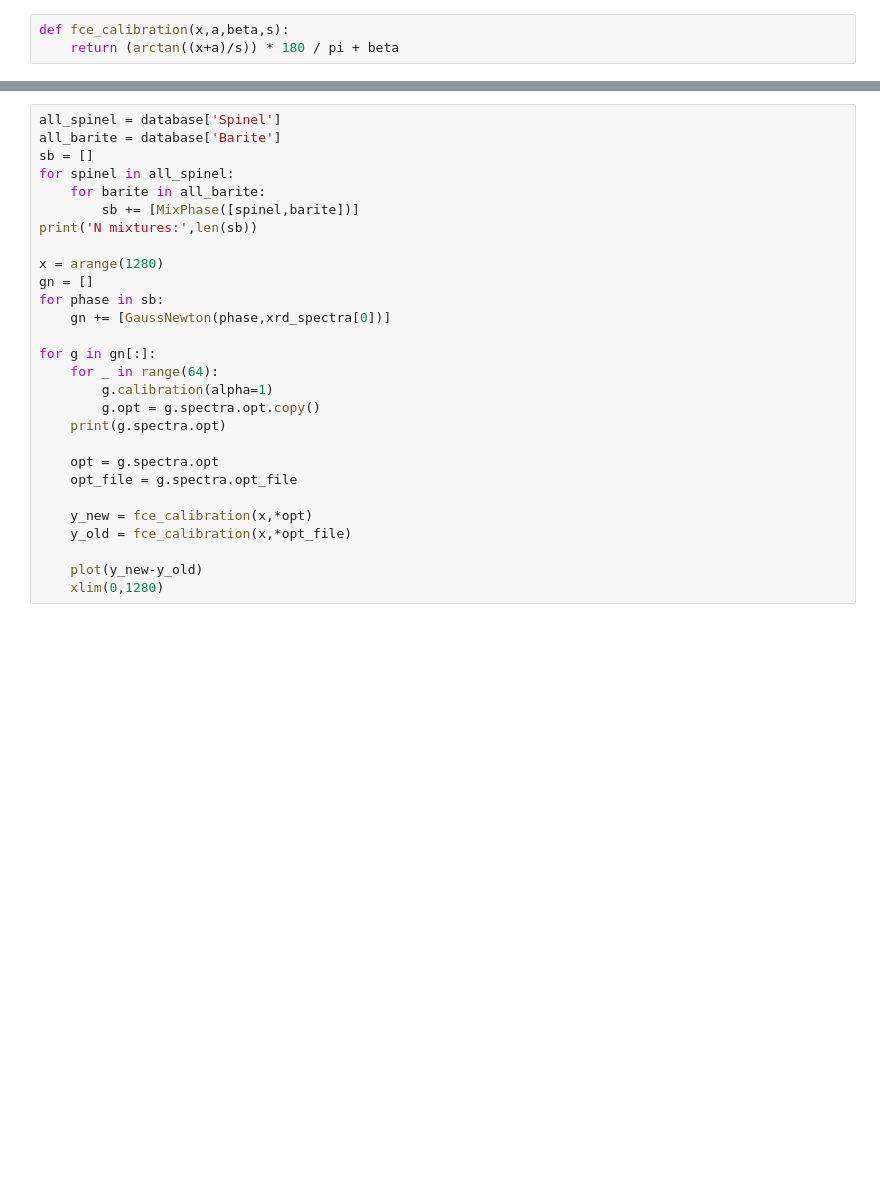
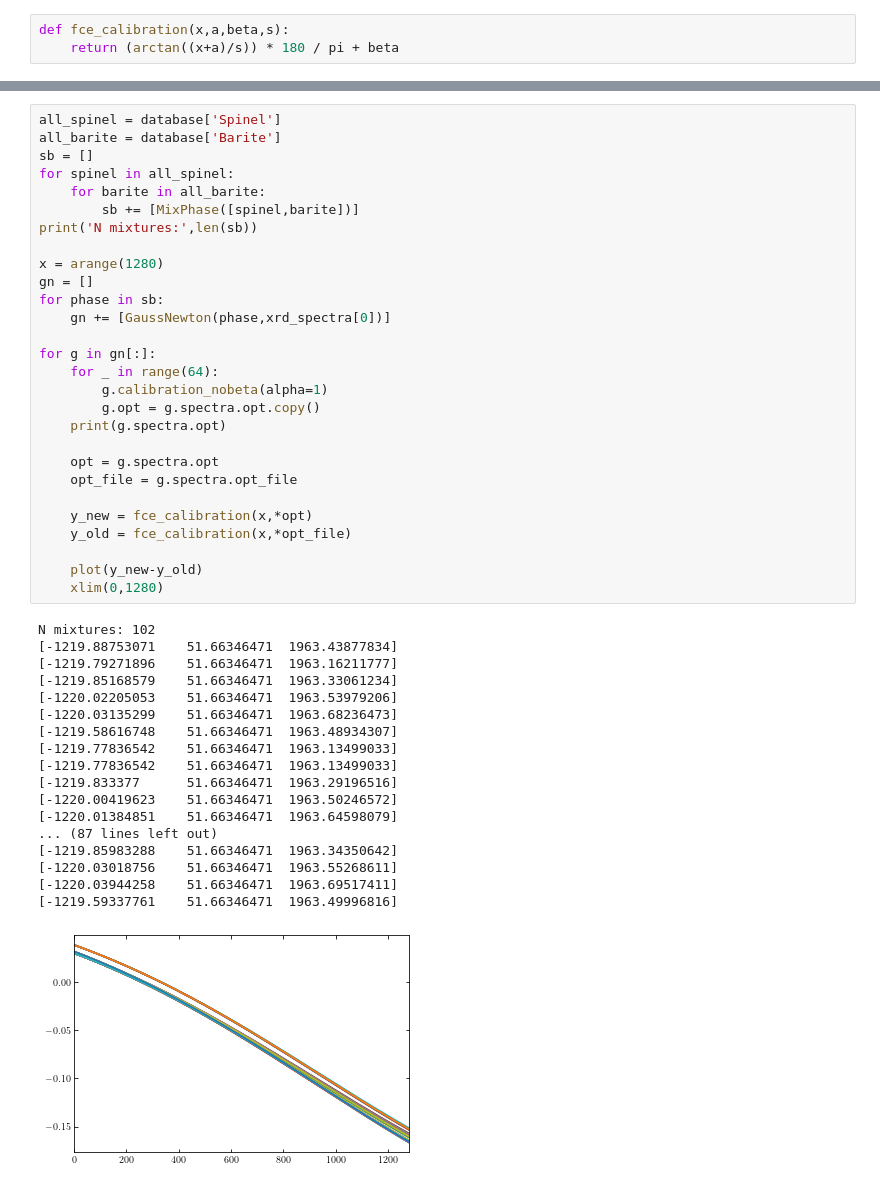
Before and after one commit to zpreisler/calibrationXRD, a Jupyter notebook: capello_barite.ipynb, the cells around one changed output, grey strips where cells are left out. Saved outputs shown, nothing was run; the diff lists cells and outputs as text; blank space fills up the shorter version.

```diff
--- a/capello_barite.ipynb
+++ b/capello_barite.ipynb
@@ -50,31 +50,50 @@ for s in xrd_spectra:
 # %%
 all_spinel = database['Spinel']
 all_barite = database['Barite']
 sb = []
 for spinel in all_spinel:
     for barite in all_barite:
         sb += [MixPhase([spinel,barite])]
 print('N mixtures:',len(sb))
 
 x = arange(1280)
 gn = []
 for phase in sb:
     gn += [GaussNewton(phase,xrd_spectra[0])]
 
 for g in gn[:]:
     for _ in range(64):
-        g.calibration(alpha=1)
+        g.calibration_nobeta(alpha=1)
         g.opt = g.spectra.opt.copy()
     print(g.spectra.opt)
 
     opt = g.spectra.opt
     opt_file = g.spectra.opt_file
 
     y_new = fce_calibration(x,*opt)
     y_old = fce_calibration(x,*opt_file)
 
     plot(y_new-y_old)
     xlim(0,1280)
+# %% [output]
+N mixtures: 102
+[-1219.88753071    51.66346471  1963.43877834]
+[-1219.79271896    51.66346471  1963.16211777]
+[-1219.85168579    51.66346471  1963.33061234]
+[-1220.02205053    51.66346471  1963.53979206]
+[-1220.03135299    51.66346471  1963.68236473]
+[-1219.58616748    51.66346471  1963.48934307]
+[-1219.77836542    51.66346471  1963.13499033]
+[-1219.77836542    51.66346471  1963.13499033]
+[-1219.833377      51.66346471  1963.29196516]
+[-1220.00419623    51.66346471  1963.50246572]
+[-1220.01384851    51.66346471  1963.64598079]
+... (87 lines left out)
+[-1219.85983288    51.66346471  1963.34350642]
+[-1220.03018756    51.66346471  1963.55268611]
+[-1220.03944258    51.66346471  1963.69517411]
+[-1219.59337761    51.66346471  1963.49996816]
+[figure, added]
 # %%
 %matplotlib inline
 fig,ax = subplots(8,1,figsize = (15,48))
```
Also changed, not shown: parts of 6 cells of this notebook, 13 other files.
